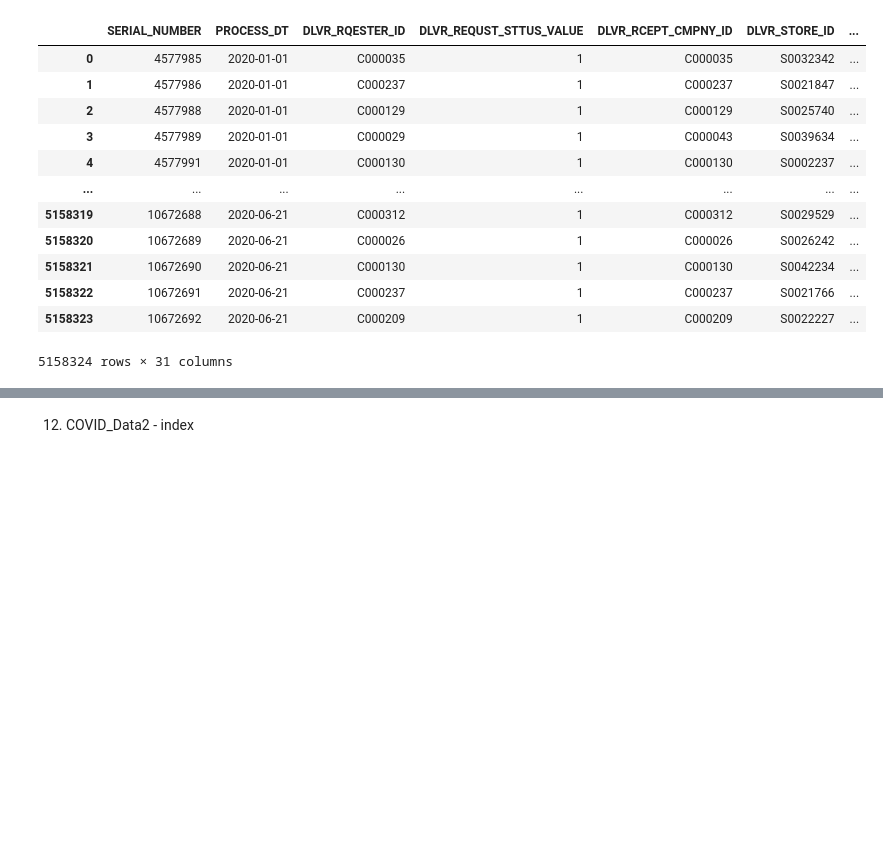
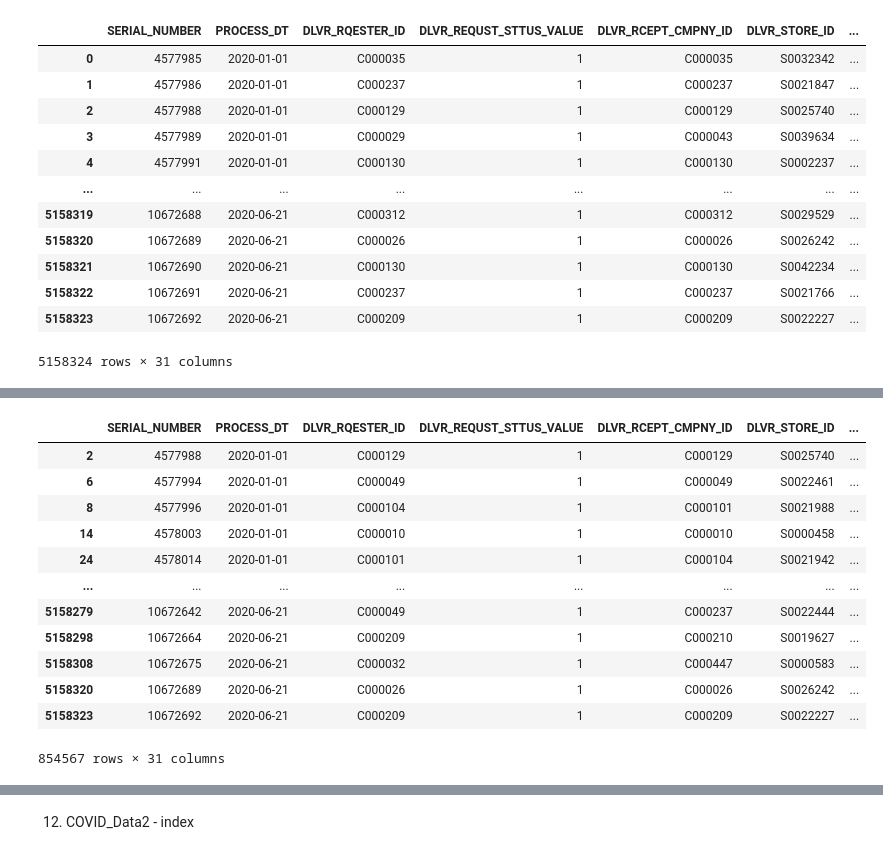
Before and after one commit to ayeongjeong/COVID_visualization, a Jupyter notebook: COVID_1.ipynb, the cells around one changed output, grey strips where cells are left out. Drawn from its saved outputs; the diff is of its cells as text; code cells hidden in the pictures; blank space fills up the shorter version.

```diff
--- a/COVID_1.ipynb
+++ b/COVID_1.ipynb
@@ -400,0 +500,17 @@ delivery
+# %%
+deli_sd = delivery[(delivery['DLVR_STORE_SIDO']=='대구광역시') | (delivery['DLVR_STORE_SIDO']=='서울특별시')]
+deli_sd
+# %% [output]
+|  | SERIAL_NUMBER | PROCESS_DT | DLVR_RQESTER_ID | DLVR_REQUST_STTUS_VALUE | DLVR_RCEPT_CMPNY_ID | DLVR_STORE_ID | ... |
+| 2 | 4577988 | 2020-01-01 | C000129 | 1 | C000129 | S0025740 | ... |
+| 6 | 4577994 | 2020-01-01 | C000049 | 1 | C000049 | S0022461 | ... |
+| 8 | 4577996 | 2020-01-01 | C000104 | 1 | C000101 | S0021988 | ... |
+| 14 | 4578003 | 2020-01-01 | C000010 | 1 | C000010 | S0000458 | ... |
+| 24 | 4578014 | 2020-01-01 | C000101 | 1 | C000104 | S0021942 | ... |
+| ... | ... | ... | ... | ... | ... | ... | ... |
+| 5158279 | 10672642 | 2020-06-21 | C000049 | 1 | C000237 | S0022444 | ... |
+| 5158298 | 10672664 | 2020-06-21 | C000209 | 1 | C000210 | S0019627 | ... |
+| 5158308 | 10672675 | 2020-06-21 | C000032 | 1 | C000447 | S0000583 | ... |
+| 5158320 | 10672689 | 2020-06-21 | C000026 | 1 | C000026 | S0026242 | ... |
+| 5158323 | 10672692 | 2020-06-21 | C000209 | 1 | C000209 | S0022227 | ... |
+854567 rows × 31 columns
```
Also changed, not shown: parts of 12 cells of this notebook, 1 other file.
